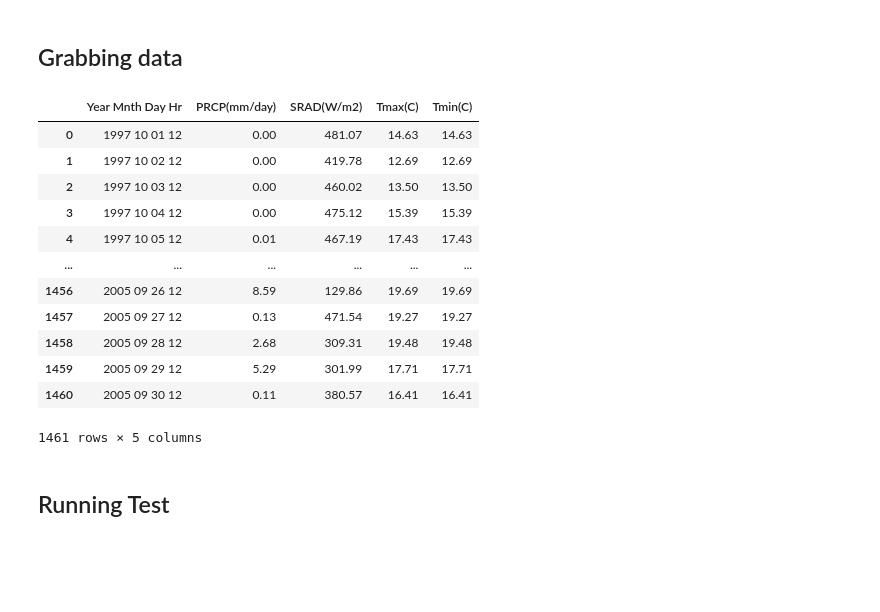
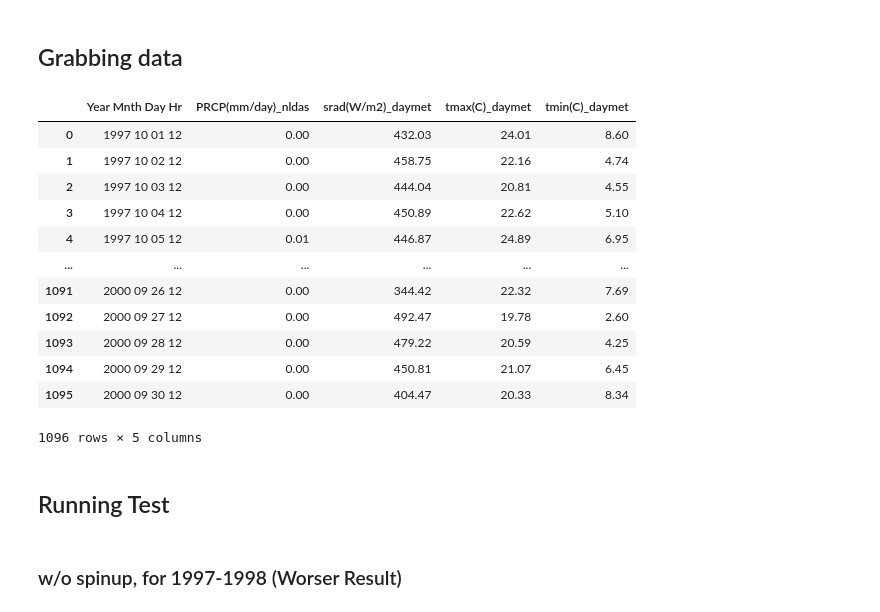
Before and after one commit to mines-ciroh/neuralhydrology, a Jupyter notebook: examples/07-DifferentialCFE-Model/testRun.ipynb, the cells around one changed output. Drawn from its saved outputs; the diff is of its cells as text; code cells hidden in the pictures; blank space fills up the shorter version.

```diff
--- a/examples/07-DifferentialCFE-Model/testRun.ipynb
+++ b/examples/07-DifferentialCFE-Model/testRun.ipynb
@@ -519,21 +523,21 @@ ax[2,1].legend()
 # %% [markdown]
 ## Grabbing data
 # %%
-inputFile = pd.read_csv('02177000_nldas_forcing.csv')
+inputFile = pd.read_csv('02177000_CFE_forcing.csv')
 inputFile
 # %% [output]
-|  | Year Mnth Day Hr | PRCP(mm/day) | SRAD(W/m2) | Tmax(C) | Tmin(C) |
-| 0 | 1997 10 01 12 | 0.00 | 481.07 | 14.63 | 14.63 |
-| 1 | 1997 10 02 12 | 0.00 | 419.78 | 12.69 | 12.69 |
-| 2 | 1997 10 03 12 | 0.00 | 460.02 | 13.50 | 13.50 |
-| 3 | 1997 10 04 12 | 0.00 | 475.12 | 15.39 | 15.39 |
-| 4 | 1997 10 05 12 | 0.01 | 467.19 | 17.43 | 17.43 |
+|  | Year Mnth Day Hr | PRCP(mm/day)_nldas | srad(W/m2)_daymet | tmax(C)_daymet | tmin(C)_daymet |
+| 0 | 1997 10 01 12 | 0.00 | 432.03 | 24.01 | 8.60 |
+| 1 | 1997 10 02 12 | 0.00 | 458.75 | 22.16 | 4.74 |
+| 2 | 1997 10 03 12 | 0.00 | 444.04 | 20.81 | 4.55 |
+| 3 | 1997 10 04 12 | 0.00 | 450.89 | 22.62 | 5.10 |
+| 4 | 1997 10 05 12 | 0.01 | 446.87 | 24.89 | 6.95 |
 | ... | ... | ... | ... | ... | ... |
-| 1456 | 2005 09 26 12 | 8.59 | 129.86 | 19.69 | 19.69 |
-| 1457 | 2005 09 27 12 | 0.13 | 471.54 | 19.27 | 19.27 |
-| 1458 | 2005 09 28 12 | 2.68 | 309.31 | 19.48 | 19.48 |
-| 1459 | 2005 09 29 12 | 5.29 | 301.99 | 17.71 | 17.71 |
-| 1460 | 2005 09 30 12 | 0.11 | 380.57 | 16.41 | 16.41 |
+| 1091 | 2000 09 26 12 | 0.00 | 344.42 | 22.32 | 7.69 |
+| 1092 | 2000 09 27 12 | 0.00 | 492.47 | 19.78 | 2.60 |
+| 1093 | 2000 09 28 12 | 0.00 | 479.22 | 20.59 | 4.25 |
+| 1094 | 2000 09 29 12 | 0.00 | 450.81 | 21.07 | 6.45 |
+| 1095 | 2000 09 30 12 | 0.00 | 404.47 | 20.33 | 8.34 |
-1461 rows × 5 columns
+1096 rows × 5 columns
 # %%
 inputForcings = torch.zeros(2, 4, 365) #[ "batch_size", forcings, time_step]
@@ -553,0 +555,2 @@ runoffOut = test_cfe_instance.testRun(x_conceptual=inputForcings)
+# %% [markdown]
+### w/o spinup, for 1997-1998 (Worser Result)
```
Also changed, not shown: parts of 30 cells of this notebook, 9 other files.
